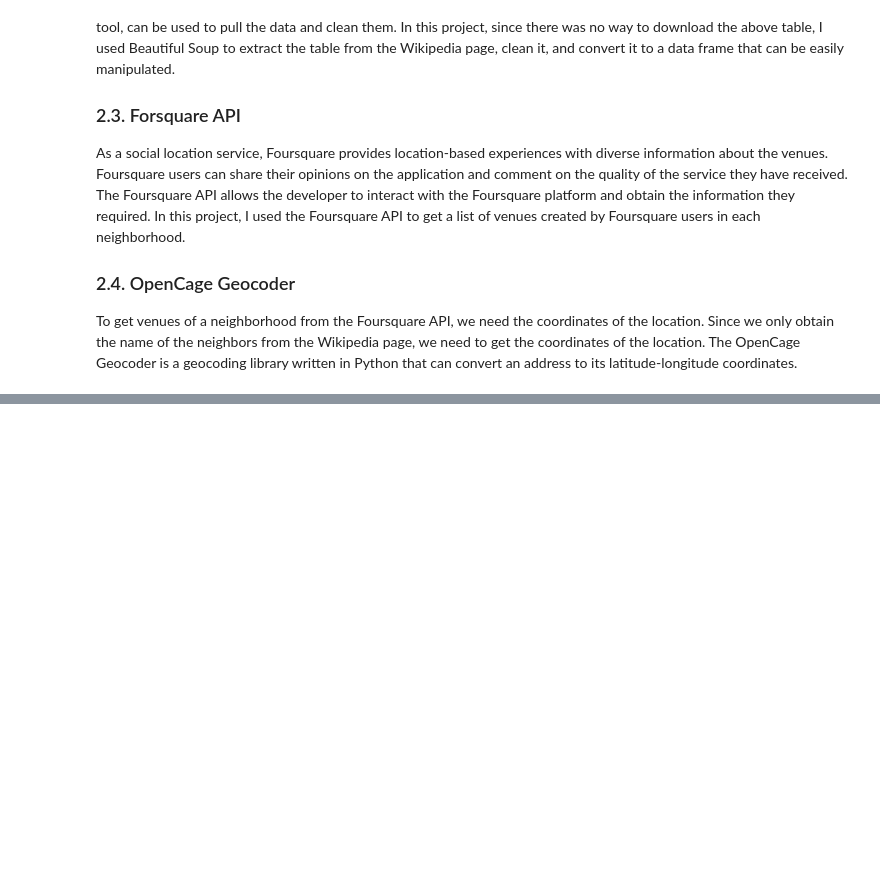
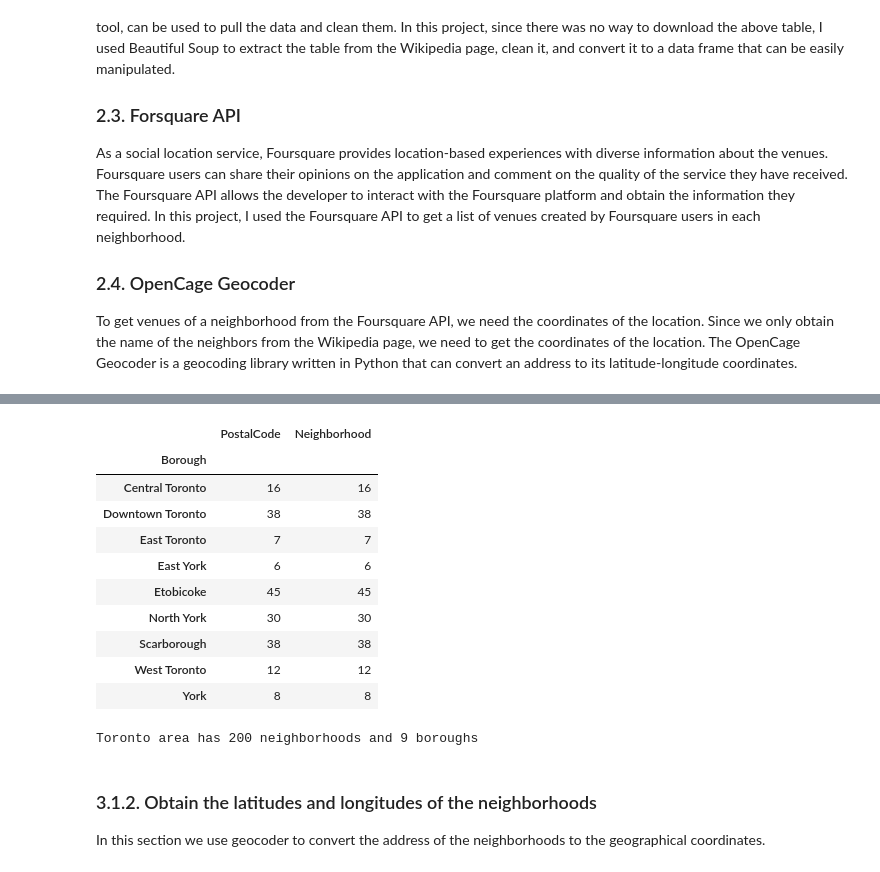
Before and after one commit to 1Mahraz/Coursera_Capstone, a Jupyter notebook: Exploring Toronto Neighborhood.ipynb, the cells around one changed output, grey strips where cells are left out. Cells and saved outputs as stored; diff of their text form; code cells hidden in the pictures; blank space fills up the shorter version.

```diff
--- a/Exploring Toronto Neighborhood.ipynb
+++ b/Exploring Toronto Neighborhood.ipynb
@@ -33,0 +180,5 @@ To get venues of a neighborhood from the Foursquare API, we need the coordinates
+# %%
+CanPostCode.drop( CanPostCode[ CanPostCode['Borough'] == 'Mississauga'].index , inplace = True)
+CanPostCode.reset_index(inplace = True)
+CanPostCode.drop(columns = "index" , inplace = True)
+CanPostCode.head()
@@ -33,0 +192,21 @@ To get venues of a neighborhood from the Foursquare API, we need the coordinates
+# %%
+CanPostCode.groupby('Borough').count()
+# %% [output]
+|  | PostalCode | Neighborhood |
+| Borough |  |  |
+| Central Toronto | 16 | 16 |
+| Downtown Toronto | 38 | 38 |
+| East Toronto | 7 | 7 |
+| East York | 6 | 6 |
+| Etobicoke | 45 | 45 |
+| North York | 30 | 30 |
+| Scarborough | 38 | 38 |
+| West Toronto | 12 | 12 |
+| York | 8 | 8 |
+# %%
+print('Toronto area has {} neighborhoods and {} boroughs'.format( CanPostCode.shape[0] ,len(CanPostCode['Borough'].unique()) ))
+# %% [output]
+Toronto area has 200 neighborhoods and 9 boroughs
+# %% [markdown]
+### 3.1.2. Obtain the latitudes and longitudes of the neighborhoods
+In this section we use geocoder to convert the address of the neighborhoods to the geographical coordinates.
```
Also changed, not shown: parts of 125 cells of this notebook.
